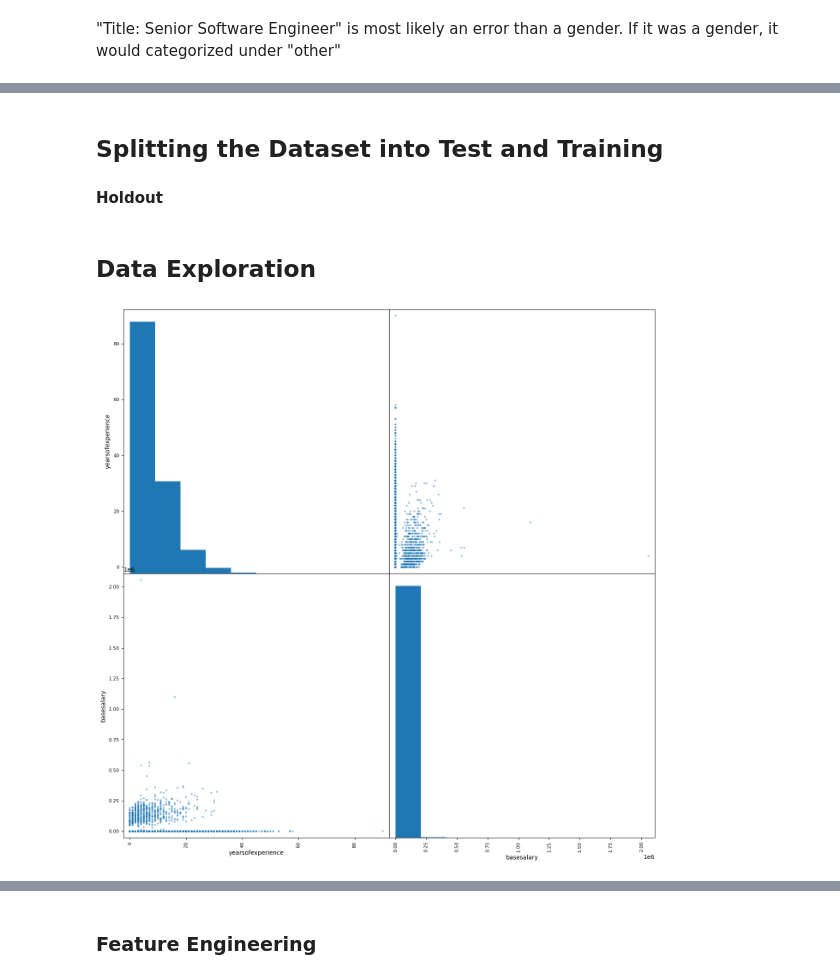
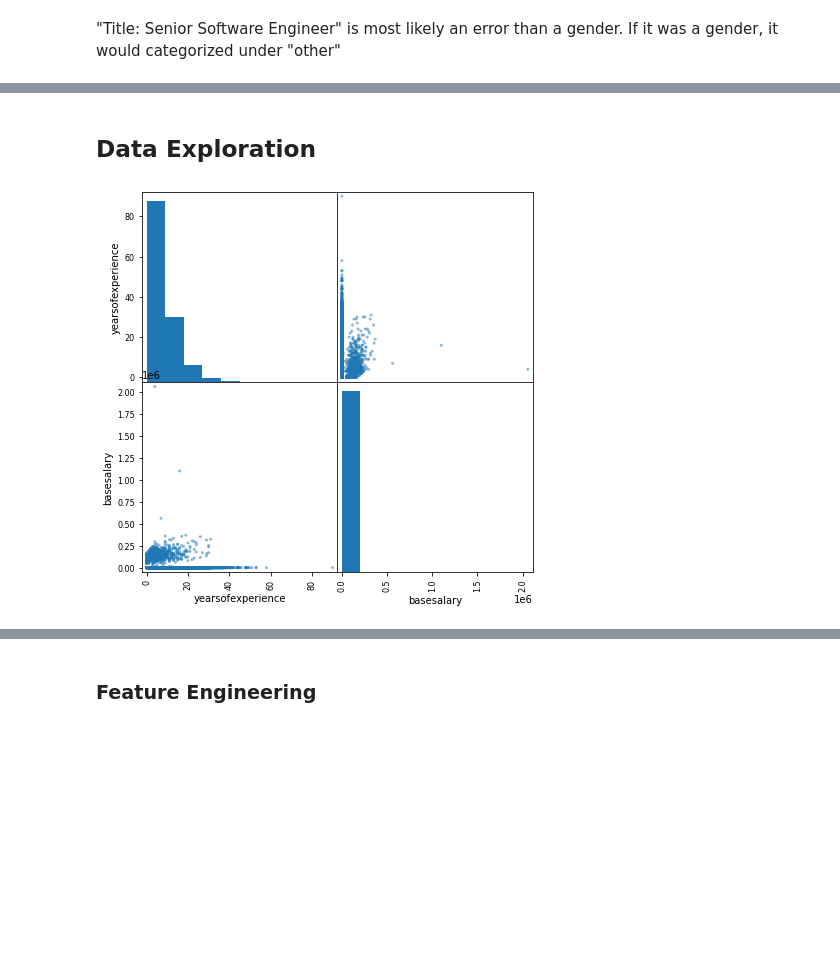
Before and after one commit to nwoik/4th-year, a Jupyter notebook: AI/CA/ai1.ipynb, the cells around one changed output, grey strips where cells are left out. Saved outputs shown, nothing was run; the diff lists cells and outputs as text; code cells hidden in the pictures; blank space fills up the shorter version.

```diff
--- a/AI/CA/ai1.ipynb
+++ b/AI/CA/ai1.ipynb
@@ -159,0 +162,11 @@ I believe the trade off of removing 3831 entries to save time cleaning is worth
+# %%
+# # Drop only basesalaries below 30
+# df.drop(df[df['basesalary'] < 30].index, inplace = True)
+# df.shape
+
+# I plan on multiplying all the values under 500 by 1000. I think it's implausible that anyone can be paid under 30,000 dollars.
+# I believe the trade off of removing 3831 entries to save time cleaning is worth it. Hopefully the bulk of the entries removed are messy.
+
+# # Drop only basesalaries of 0
+dev_df.drop(dev_df[dev_df['basesalary'] == 0].index, inplace = True)
+dev_df.shape
@@ -160,5 +181,5 @@ I believe the trade off of removing 3831 entries to save time cleaning is worth
 # %%
 # Removing the odd gender value
-df.drop(df[df["gender"] == "Title: Senior Software Engineer"].index, inplace=True)
-df["gender"].value_counts()
+dev_df.drop(dev_df[dev_df["gender"] == "Title: Senior Software Engineer"].index, inplace=True)
+dev_df["gender"].value_counts()
 # %% [output]
@@ -188,6 +211,3 @@ del df["yearsatcompany"]
     <b>Stock Grant Value, Years at company & Bonuses: </b>Both of these columns aren't needed for predicting how much someone should be paid when they start a job. They're more for how much they should be paid in the future.<br>
     <b>Gender: </b>By law men and women get paid equally, so it makes no difference<br>
 </p>
-# %% [markdown]
-<h2>Splitting the Dataset into Test and Training</h2>
-<h4>Holdout</h4>
@@ -197,11 +214,13 @@ dev_df, test_df = train_test_split(df, train_size=0.8, random_state=2)
+# %%
+dev_df.dropna(subset=["yearsofexperience", "basesalary"], inplace=True)
 # %% [markdown]
 <h2>Data Exploration</h2>
 # %%
-copy_df = df.copy()
+copy_df = dev_df.copy()
 # %%
-plot = scatter_matrix(copy_df, figsize=(16,16))
+plot = scatter_matrix(copy_df, figsize=(7,7))
 # %% [output]
-[figure, old version]
+[figure, new version]
 # %%
 heatmap(copy_df.corr(), annot=True)
 # %% [output]
```
Also changed, not shown: parts of 47 cells of this notebook, 2 other files.
